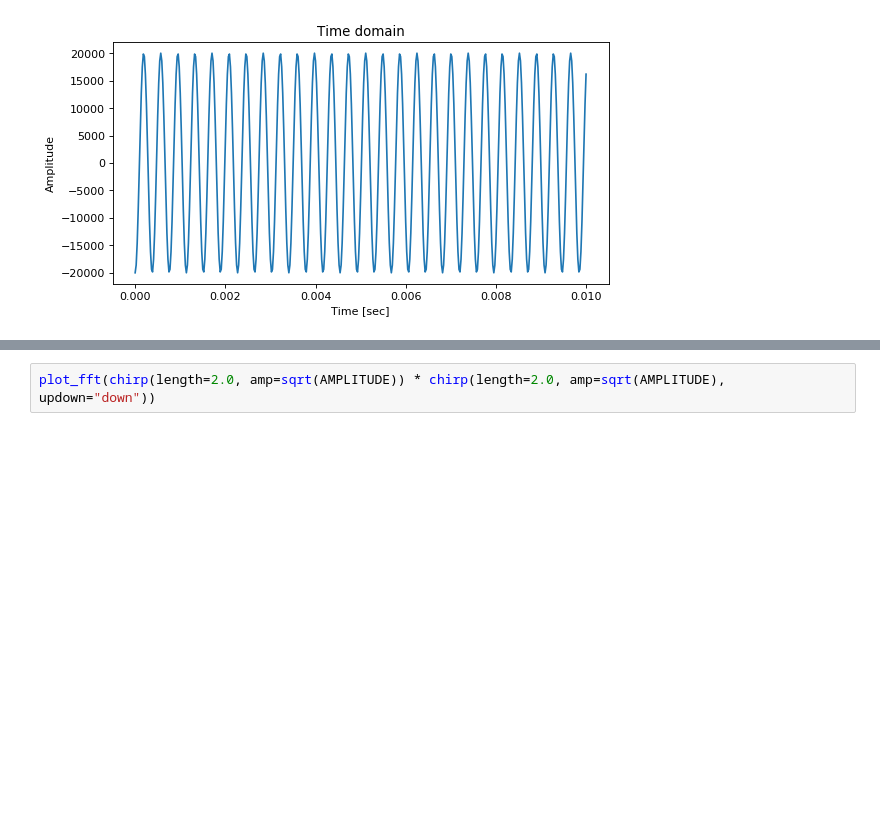
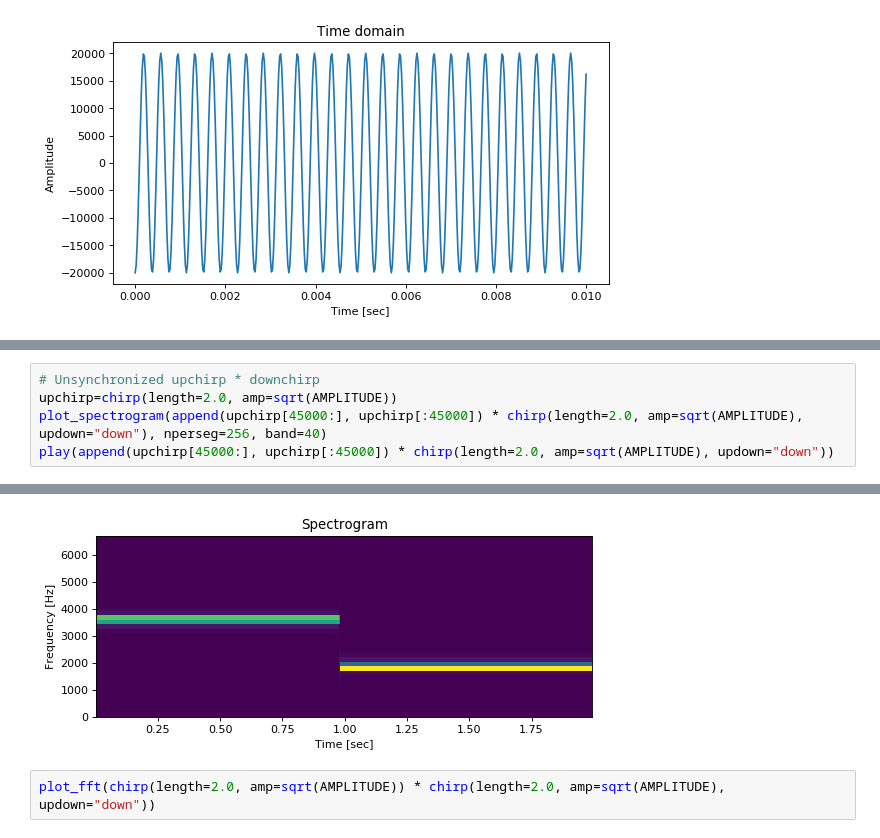
Before and after one commit to araobp/ultrasonic-communication, a Jupyter notebook: simulation/ChirpSimulation.ipynb, the cells around one changed output, grey strips where cells are left out. Cells and saved outputs as stored; diff of their text form; blank space fills up the shorter version.

```diff
--- a/simulation/ChirpSimulation.ipynb
+++ b/simulation/ChirpSimulation.ipynb
@@ -231,0 +234,6 @@ play(chirp(length=2.0, amp=sqrt(AMPLITUDE)) * chirp(length=2.0, amp=sqrt(AMPLITU
+# %%
+# Unsynchronized upchirp * downchirp
+upchirp=chirp(length=2.0, amp=sqrt(AMPLITUDE))
+plot_spectrogram(append(upchirp[45000:], upchirp[:45000]) * chirp(length=2.0, amp=sqrt(AMPLITUDE), updown="down"), nperseg=256, band=40)
+play(append(upchirp[45000:], upchirp[:45000]) * chirp(length=2.0, amp=sqrt(AMPLITUDE), updown="down"))
+# %% [output]
@@ -232,3 +241,4 @@ play(chirp(length=2.0, amp=sqrt(AMPLITUDE)) * chirp(length=2.0, amp=sqrt(AMPLITU
+[figure, added]
 # %%
 plot_fft(chirp(length=2.0, amp=sqrt(AMPLITUDE)) * chirp(length=2.0, amp=sqrt(AMPLITUDE), updown="down"))
 # %% [output]
```
Also changed, not shown: parts of 2 cells of this notebook, 3 other files.
